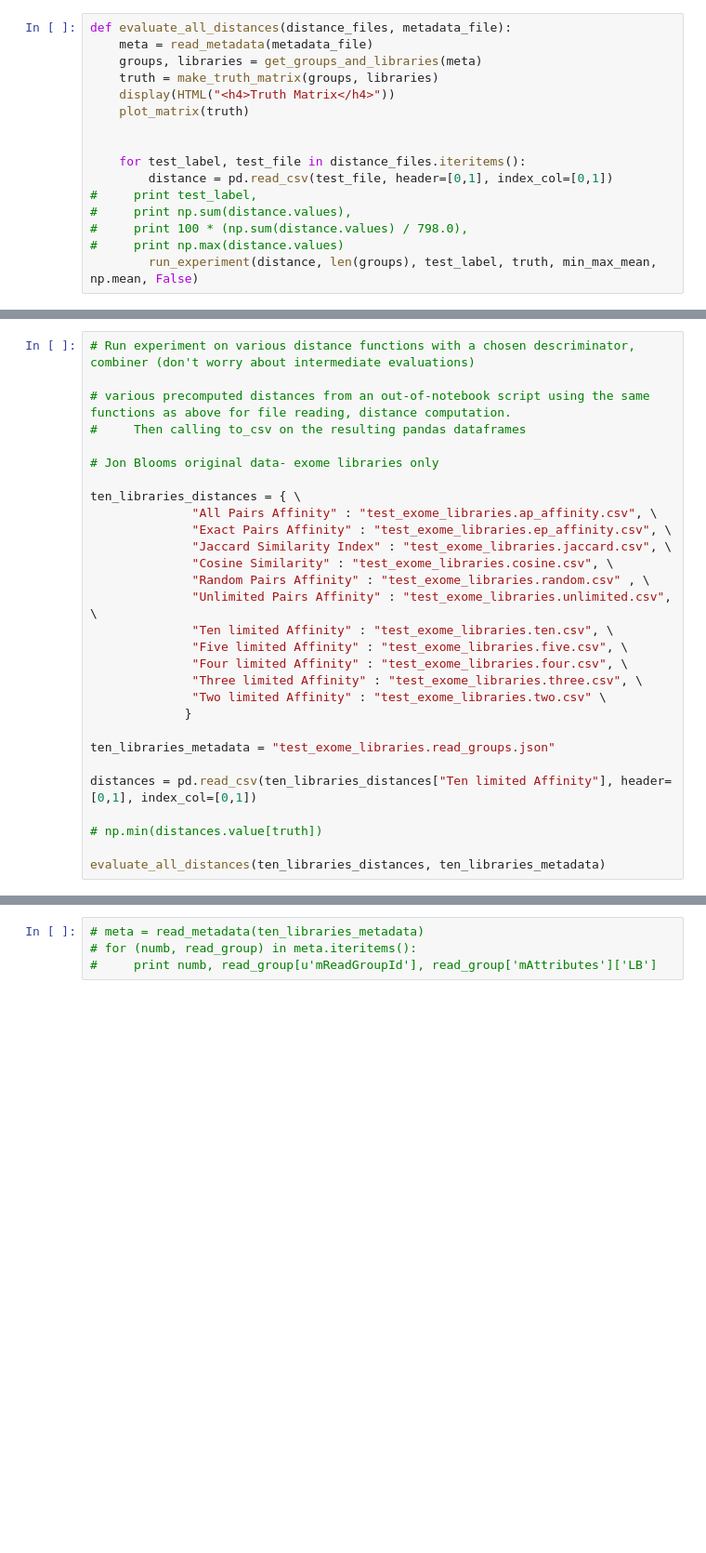
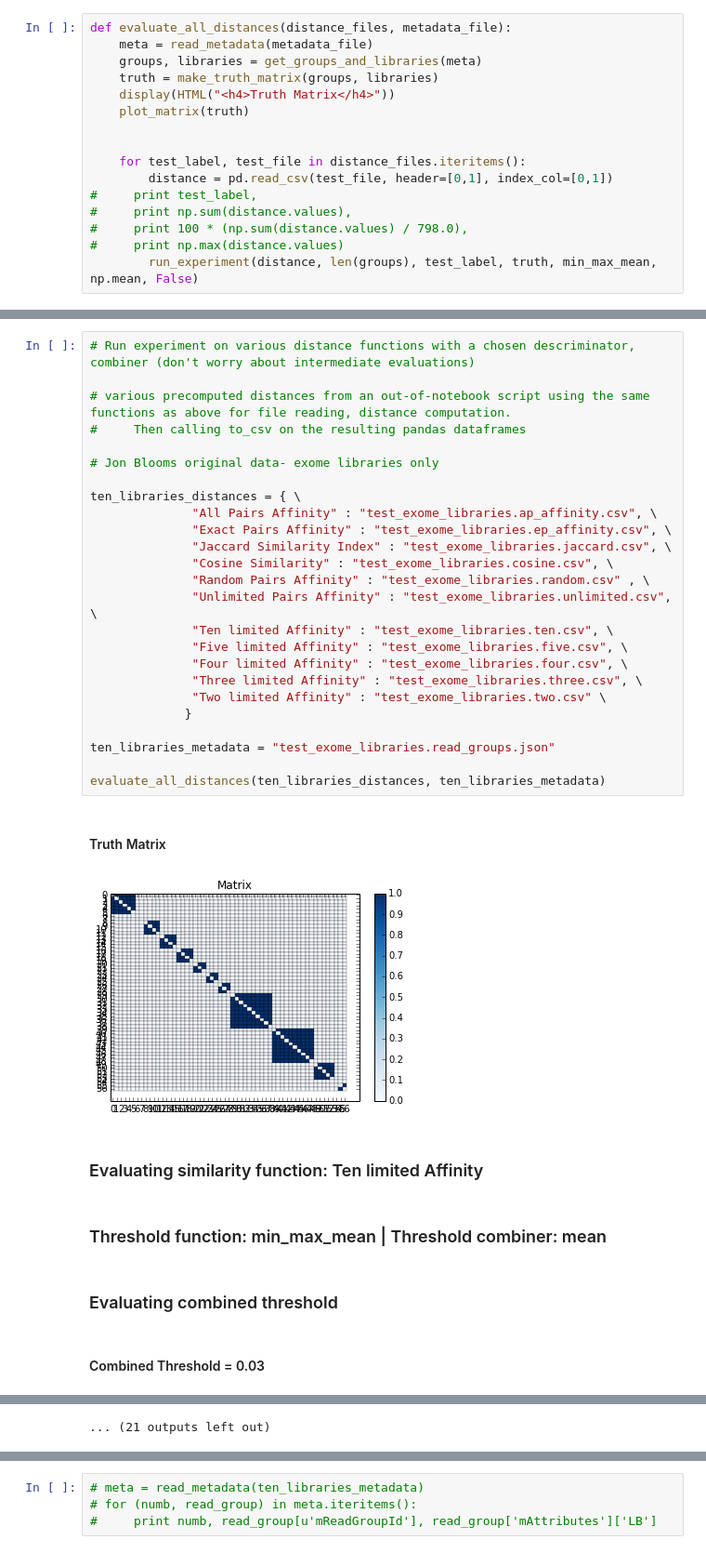
Before and after one commit to bradtaylor/thesis, a Jupyter notebook: evaluate_library_descrimination.ipynb, the cells around one changed output, grey strips where cells are left out. Shown at 93% size. Drawn from its saved outputs; the diff is of its cells as text; blank space fills up the shorter version.

```diff
--- a/evaluate_library_descrimination.ipynb
+++ b/evaluate_library_descrimination.ipynb
@@ -729,29 +714,32 @@ Log-Likelihood Ratio Test Evaluation Metrics
 # %%
 # Run experiment on various distance functions with a chosen descriminator, combiner (don't worry about intermediate evaluations)
 
 # various precomputed distances from an out-of-notebook script using the same functions as above for file reading, distance computation.
 #     Then calling to_csv on the resulting pandas dataframes
 
 # Jon Blooms original data- exome libraries only
 
 ten_libraries_distances = { \
               "All Pairs Affinity" : "test_exome_libraries.ap_affinity.csv", \
               "Exact Pairs Affinity" : "test_exome_libraries.ep_affinity.csv", \
               "Jaccard Similarity Index" : "test_exome_libraries.jaccard.csv", \
               "Cosine Similarity" : "test_exome_libraries.cosine.csv", \
               "Random Pairs Affinity" : "test_exome_libraries.random.csv" , \
               "Unlimited Pairs Affinity" : "test_exome_libraries.unlimited.csv", \
               "Ten limited Affinity" : "test_exome_libraries.ten.csv", \
               "Five limited Affinity" : "test_exome_libraries.five.csv", \
               "Four limited Affinity" : "test_exome_libraries.four.csv", \
               "Three limited Affinity" : "test_exome_libraries.three.csv", \
               "Two limited Affinity" : "test_exome_libraries.two.csv" \
              }
 
 ten_libraries_metadata = "test_exome_libraries.read_groups.json"
 
-distances = pd.read_csv(ten_libraries_distances["Ten limited Affinity"], header=[0,1], index_col=[0,1])
-
-# np.min(distances.value[truth])
-
 evaluate_all_distances(ten_libraries_distances, ten_libraries_metadata)
+# %% [output]
+Truth Matrix
+[figure, added]
+Evaluating similarity function: Ten limited Affinity
+Threshold function: min_max_mean | Threshold combiner: mean
+Evaluating combined threshold
+Combined Threshold = 0.03
@@ -757,0 +762 @@ evaluate_all_distances(ten_libraries_distances, ten_libraries_metadata)
+... (21 outputs left out)
```
Also changed, not shown: parts of 20 cells of this notebook.
